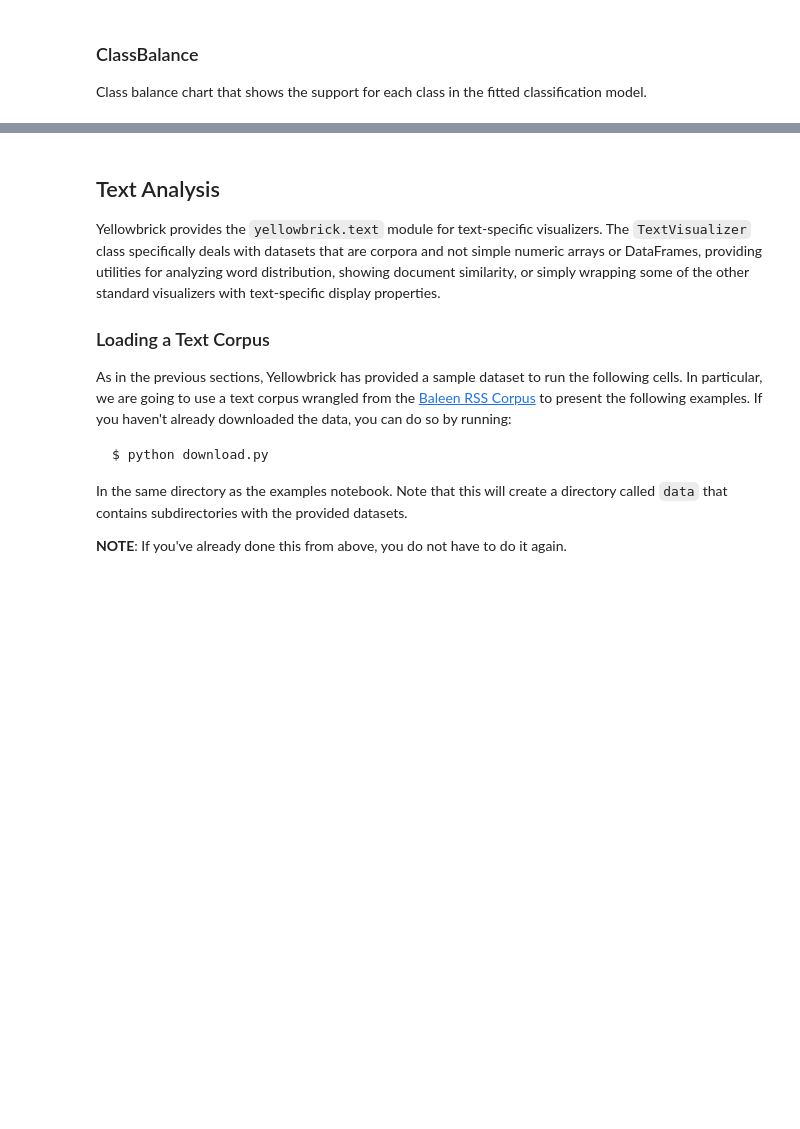
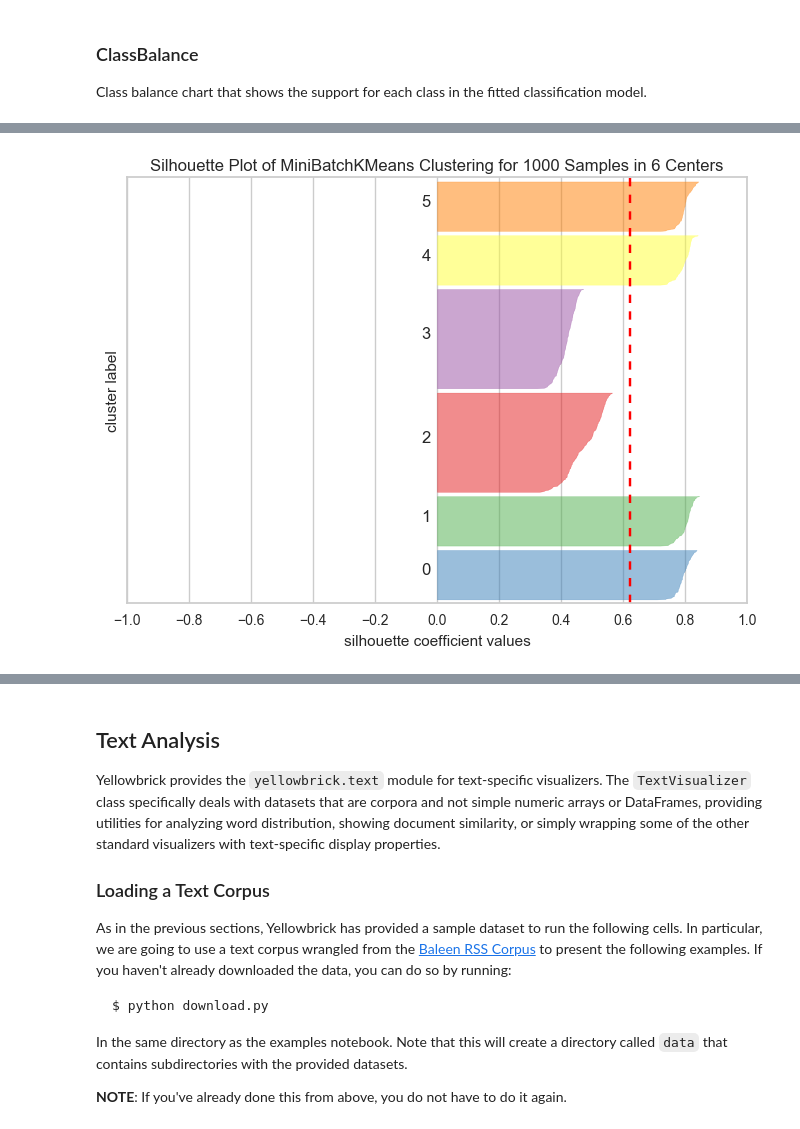
Before and after one commit to DistrictDataLabs/yellowbrick, a Jupyter notebook: examples/examples.ipynb, the cells around one changed output, grey strips where cells are left out. Drawn from its saved outputs; the diff is of its cells as text; code cells hidden in the pictures; blank space fills up the shorter version.

```diff
--- a/examples/examples.ipynb
+++ b/examples/examples.ipynb
@@ -351,0 +403,8 @@ g = visualizer.poof()             # Draw/show/poof the data
+# %%
+# Helpers for easy dataset creation
+N_SAMPLES = 1000
+N_FEATURES = 12
+SHUFFLE = True
+
+# Make blobs partial
+make_blobs = partial(sk_make_blobs, n_samples=N_SAMPLES, n_features=N_FEATURES, shuffle=SHUFFLE)
@@ -351,0 +417,12 @@ g = visualizer.poof()             # Draw/show/poof the data
+# %%
+# Make 8 blobs dataset
+X, y = make_blobs(centers=8)
+# %%
+# Instantiate the clustering model and visualizer
+model = MiniBatchKMeans(6)
+visualizer = SilhouetteVisualizer(model)
+
+visualizer.fit(X) # Fit the training data to the visualizer
+visualizer.poof() # Draw/show/poof the data
+# %% [output]
+[figure, added]
```
Also changed, not shown: parts of 19 cells of this notebook.
